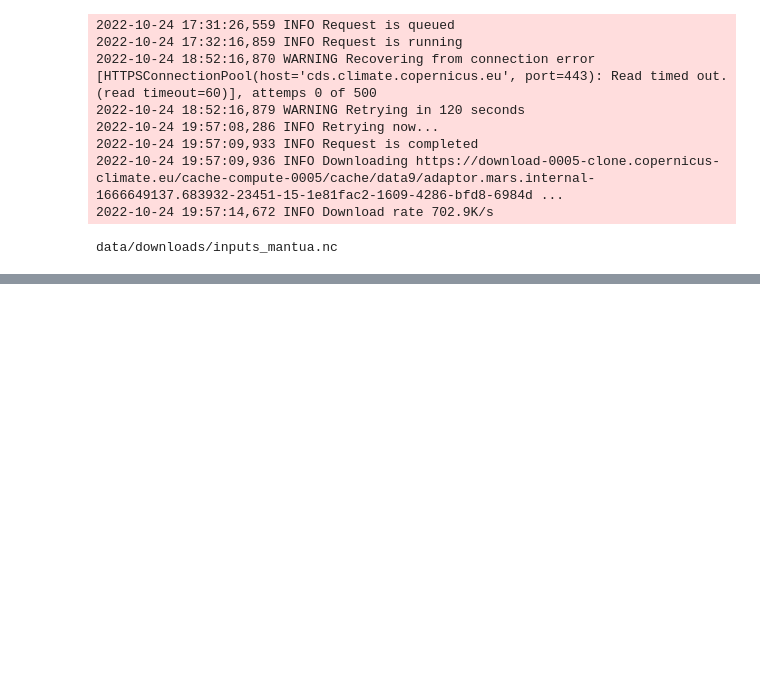
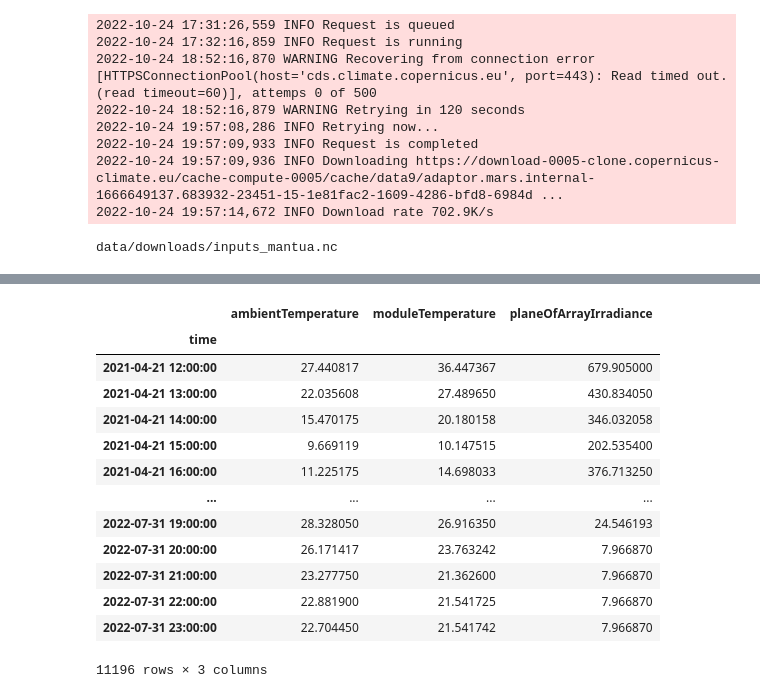
Before and after one commit to zakialattar/superERA5, a Jupyter notebook: data_download_processing.ipynb, the cells around one changed output, grey strips where cells are left out. Saved outputs shown, nothing was run; the diff lists cells and outputs as text; code cells hidden in the pictures; blank space fills up the shorter version.

```diff
--- a/data_download_processing.ipynb
+++ b/data_download_processing.ipynb
@@ -274,0 +246,21 @@ xr_water.to_netcdf("data/test/outputs_water.nc")
+# %%
+df_water = pd.read_csv(train_path+"waterford.csv").drop("Unnamed: 0",axis=1)
+df_water.date = pd.to_datetime(df_water.date)
+df_water = df_water[df_water.date < dt.datetime(day=1,month=8,year=2022)]
+df_water = df_water.rename(columns={"date":"time"}).set_index("time").resample('1H').mean()
+df_water
+# %% [output]
+|  | ambientTemperature | moduleTemperature | planeOfArrayIrradiance |
+| time |  |  |  |
+| 2021-04-21 12:00:00 | 27.440817 | 36.447367 | 679.905000 |
+| 2021-04-21 13:00:00 | 22.035608 | 27.489650 | 430.834050 |
+| 2021-04-21 14:00:00 | 15.470175 | 20.180158 | 346.032058 |
+| 2021-04-21 15:00:00 | 9.669119 | 10.147515 | 202.535400 |
+| 2021-04-21 16:00:00 | 11.225175 | 14.698033 | 376.713250 |
+| ... | ... | ... | ... |
+| 2022-07-31 19:00:00 | 28.328050 | 26.916350 | 24.546193 |
+| 2022-07-31 20:00:00 | 26.171417 | 23.763242 | 7.966870 |
+| 2022-07-31 21:00:00 | 23.277750 | 21.362600 | 7.966870 |
+| 2022-07-31 22:00:00 | 22.881900 | 21.541725 | 7.966870 |
+| 2022-07-31 23:00:00 | 22.704450 | 21.541742 | 7.966870 |
+11196 rows × 3 columns
```
Also changed, not shown: parts of 6 cells of this notebook, 4 other files.
